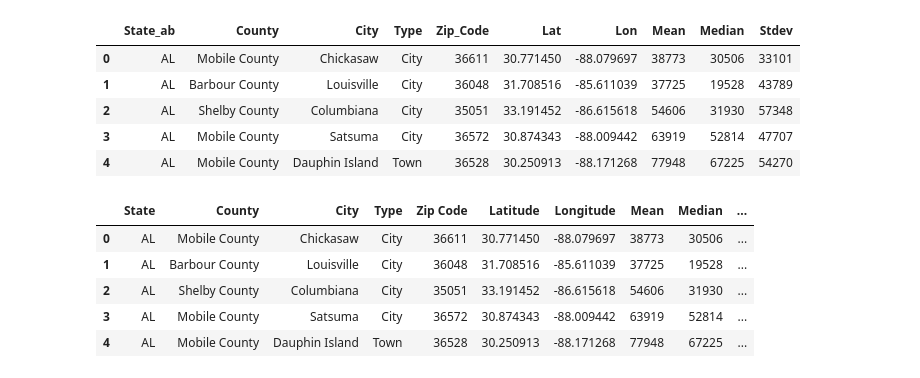
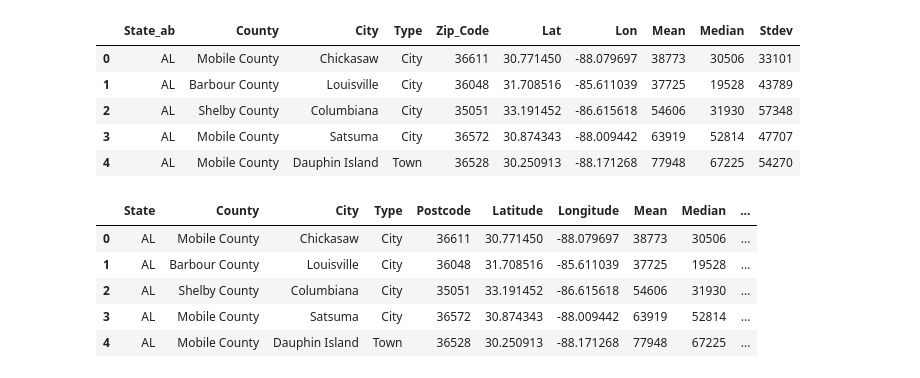
Before and after one commit to AnaLindaPenny/project-one, a Jupyter notebook: StarbucksLocationsVs.HouseholdIncome.ipynb, the cells around one changed output. Drawn from its saved outputs; the diff is of its cells as text; code cells hidden in the pictures.

```diff
--- a/StarbucksLocationsVs.HouseholdIncome.ipynb
+++ b/StarbucksLocationsVs.HouseholdIncome.ipynb
@@ -3,7 +3,7 @@ import pandas as pd
 import matplotlib.pyplot as plt
 # %%
 starbucks_csvfile = 'starbucks.csv'
-income_csvfile = 'reduced_income_df.csv'
+income_csvfile = 'Resources/cleaned_income_df.csv'
 
 starbucks_data = pd.read_csv(starbucks_csvfile)
 income_data = pd.read_csv(income_csvfile)
@@ -26,12 +37,12 @@ income_data.head()
 | 3 | AL | Mobile County | Satsuma | City | 36572 | 30.874343 | -88.009442 | 63919 | 52814 | 47707 |
 | 4 | AL | Mobile County | Dauphin Island | Town | 36528 | 30.250913 | -88.171268 | 77948 | 67225 | 54270 |
 # %%
-income_data_renamed = income_data.rename(columns={"State_ab": "State", "County": "County", "City": "City",
-                                          "Zip_Code": "Zip Code", "Lat": "Latitude", "Lon": "Longitude",
+income_df = income_data.rename(columns={"State_ab": "State", "County": "County", "City": "City",
+                                          "Zip_Code": "Postcode", "Lat": "Latitude", "Lon": "Longitude",
                                           "Mean": "Mean", "Median": "Median", "Stdev": "Standard Deviation"})
-income_data_renamed.head()
+income_df.head()
 # %% [output]
-|  | State | County | City | Type | Zip Code | Latitude | Longitude | Mean | Median | ... |
+|  | State | County | City | Type | Postcode | Latitude | Longitude | Mean | Median | ... |
 | 0 | AL | Mobile County | Chickasaw | City | 36611 | 30.771450 | -88.079697 | 38773 | 30506 | ... |
 | 1 | AL | Barbour County | Louisville | City | 36048 | 31.708516 | -85.611039 | 37725 | 19528 | ... |
 | 2 | AL | Shelby County | Columbiana | City | 35051 | 33.191452 | -86.615618 | 54606 | 31930 | ... |
```
Also changed, not shown: parts of 5 cells of this notebook, 2 other files.
